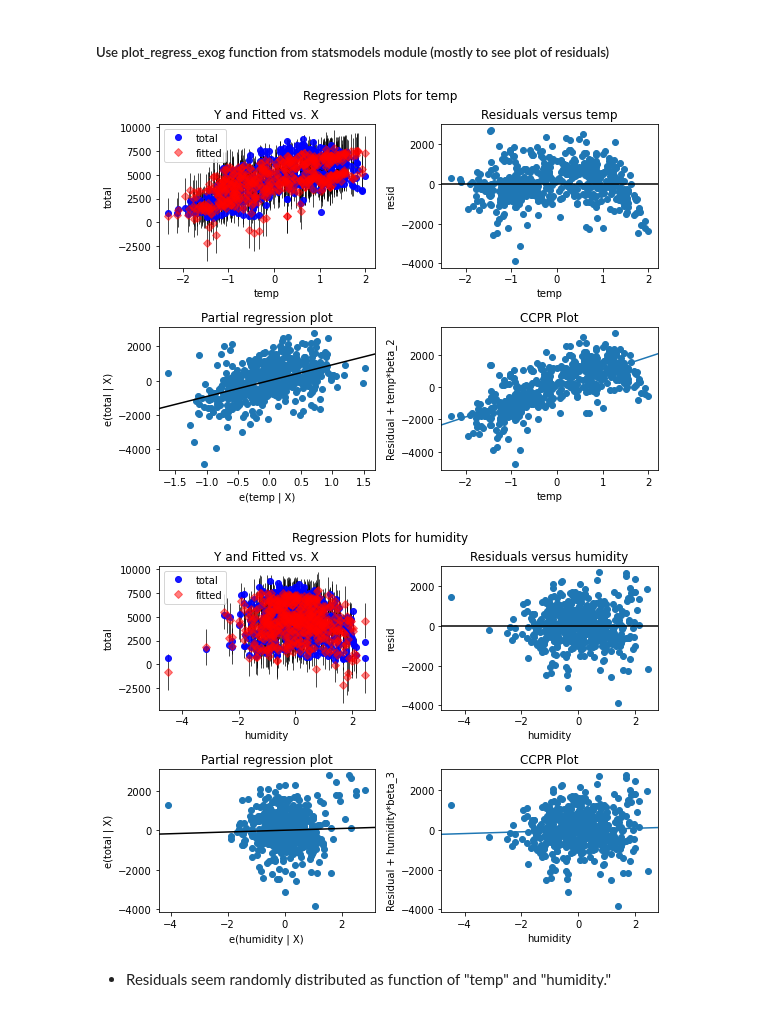
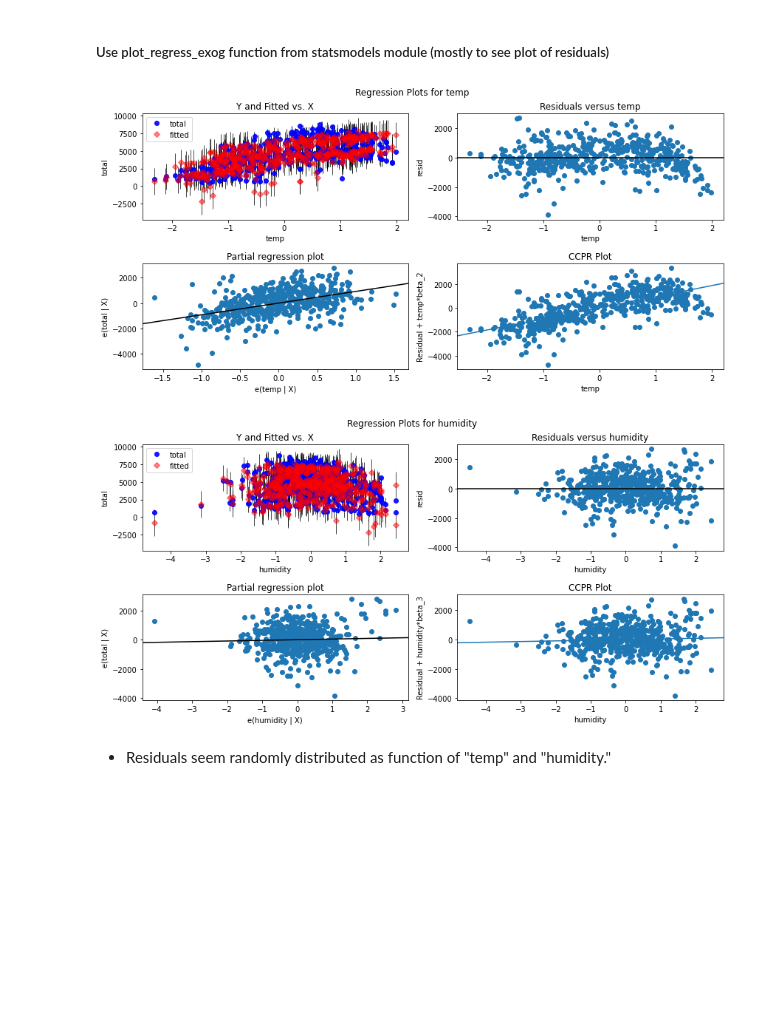
Before and after one commit to kyungoh22/bike_analysis, a Jupyter notebook: bike_analysis_lin_reg_part_3.ipynb, the cells around one changed output. Cells and saved outputs as stored; diff of their text form; code cells hidden in the pictures; blank space fills up the shorter version.

```diff
--- a/bike_analysis_lin_reg_part_3.ipynb
+++ b/bike_analysis_lin_reg_part_3.ipynb
@@ -615,16 +615,16 @@ Notes:
 <h4> Base model </h4>
 # %%
 X_final = X_enc[final_selected_features]
-y = y
+y = df_daily['total']
 
 # split data
 X_train, X_test, y_train, y_test = train_test_split(X_final, y, test_size=0.3, random_state=101)
 
 # scale data
 scaler = StandardScaler()
-scaler.fit(X_train[['app_temp', 'humidity']])
-X_train[['app_temp', 'humidity']] = scaler.transform(X_train[['app_temp', 'humidity']])
-X_test[['app_temp', 'humidity']] = scaler.transform(X_test[['app_temp', 'humidity']])
+scaler.fit(X_train[['wind_speed', 'app_temp', 'humidity']])
+X_train[['wind_speed', 'app_temp', 'humidity']] = scaler.transform(X_train[['wind_speed', 'app_temp', 'humidity']])
+X_test[['wind_speed', 'app_temp', 'humidity']] = scaler.transform(X_test[['wind_speed', 'app_temp', 'humidity']])
 
 # build model
 basic_model = Ridge()
@@ -842,18 +842,18 @@ plt.show()
 <h5> Use plot_regress_exog function from statsmodels module (mostly to see plot of residuals) </h5>
 # %%
 results = sm.OLS(endog = y_train, exog = X_train).fit()
-fig = plt.figure(figsize=(8, 6))
+fig = plt.figure(figsize=(12, 6))
 sm.graphics.plot_regress_exog(results, 'temp', fig=fig) #Check as function of "temp" variable
 plt.show()
 # %% [output]
-[figure, old version]
+[figure, new version]
 # %%
 results = sm.OLS(endog = y_train, exog = X_train).fit()
-fig = plt.figure(figsize=(8, 6))
+fig = plt.figure(figsize=(12, 6))
 sm.graphics.plot_regress_exog(results, 'humidity', fig=fig) # Check as function of "humidity" variable
 plt.show()
 # %% [output]
-[figure, old version]
+[figure, new version]
 # %% [markdown]
 - Residuals seem randomly distributed as function of "temp" and "humidity."
 # %% [markdown]
```
Also changed, not shown: parts of 10 cells of this notebook.
